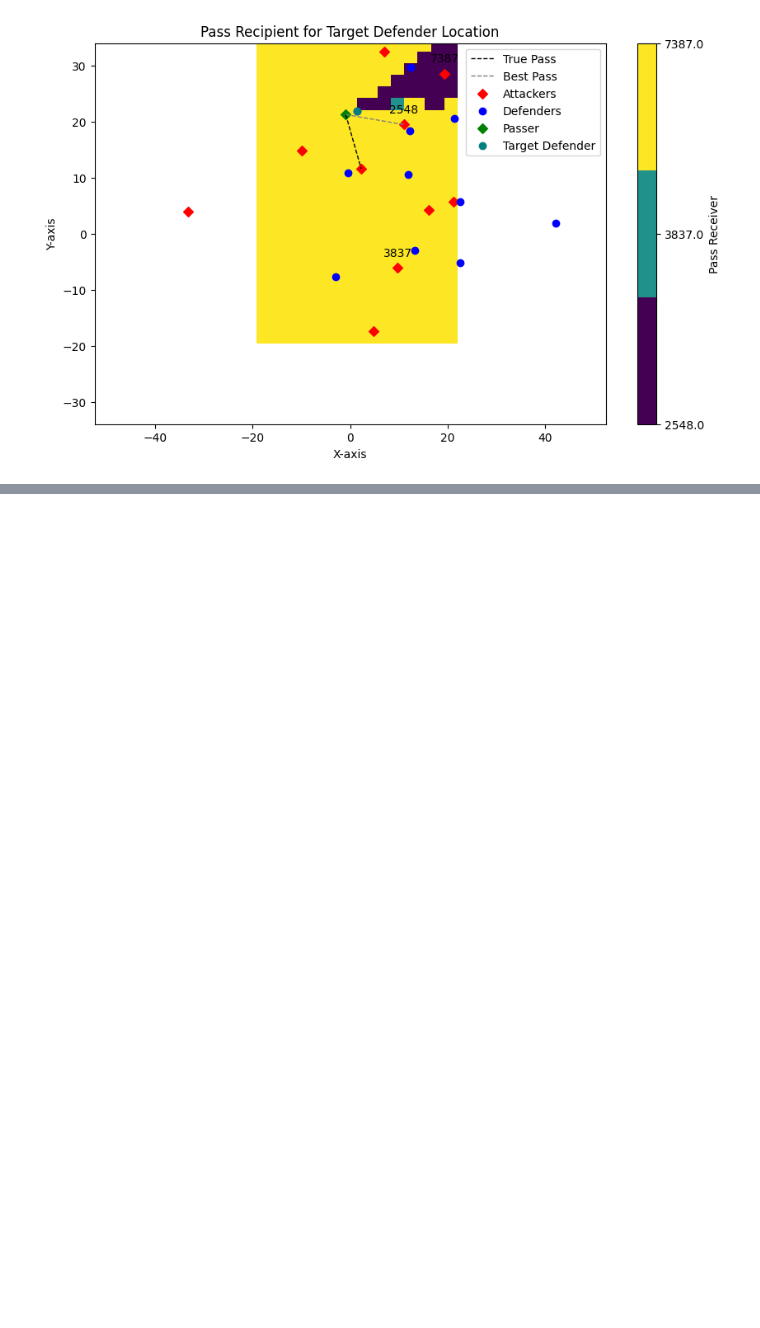
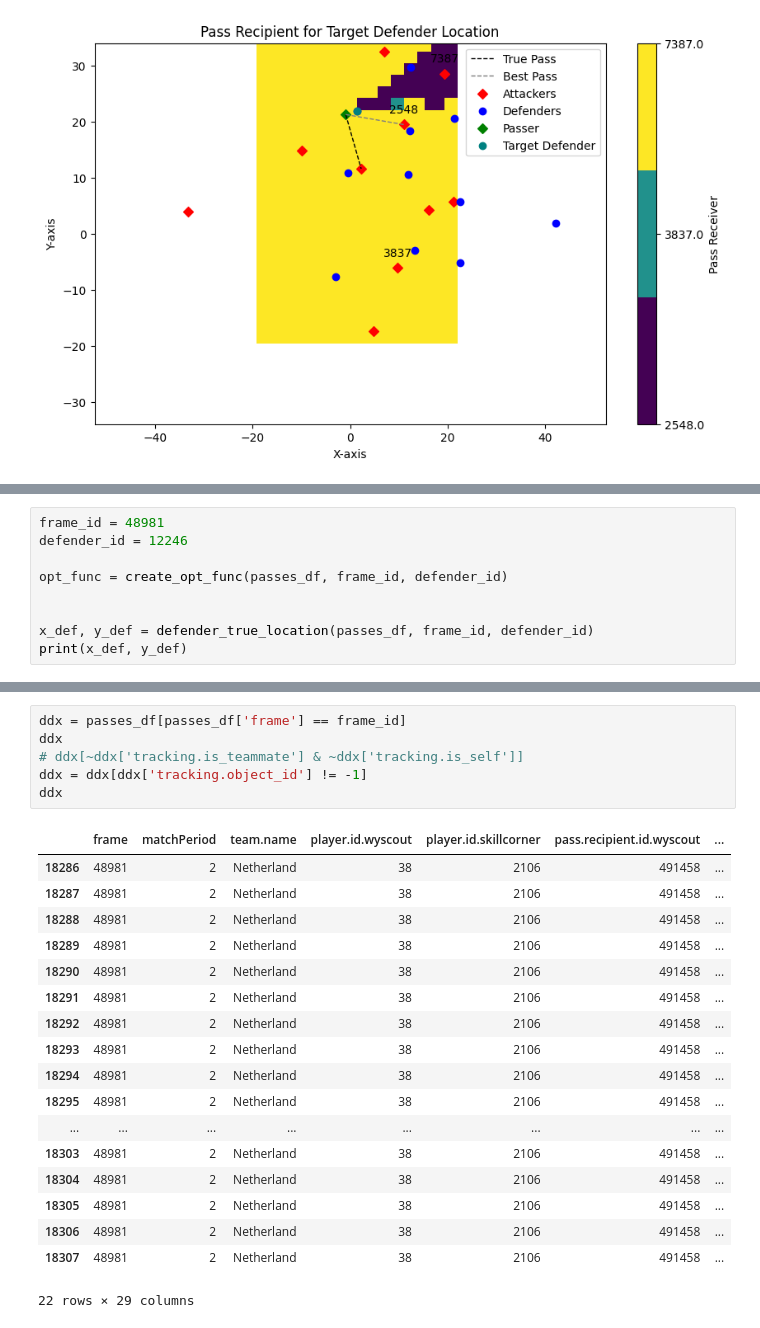
Before and after one commit to ariskoutris/defensive-passing-networks, a Jupyter notebook: src/notebooks/opt_function.ipynb, the cells around one changed output, grey strips where cells are left out. Cells and saved outputs as stored; diff of their text form; blank space fills up the shorter version.

```diff
--- a/src/notebooks/opt_function.ipynb
+++ b/src/notebooks/opt_function.ipynb
@@ -514,0 +519,9 @@ plt.show()
+# %%
+frame_id = 48981
+defender_id = 12246
+
+opt_func = create_opt_func(passes_df, frame_id, defender_id)
+
+
+x_def, y_def = defender_true_location(passes_df, frame_id, defender_id)
+print(x_def, y_def)
@@ -514,0 +544,25 @@ plt.show()
+# %%
+ddx = passes_df[passes_df['frame'] == frame_id]
+ddx
+# ddx[~ddx['tracking.is_teammate'] & ~ddx['tracking.is_self']]
+ddx = ddx[ddx['tracking.object_id'] != -1]
+ddx
+# %% [output]
+|  | frame | matchPeriod | team.name | player.id.wyscout | player.id.skillcorner | pass.recipient.id.wyscout | ... |
+| 18286 | 48981 | 2 | Netherland | 38 | 2106 | 491458 | ... |
+| 18287 | 48981 | 2 | Netherland | 38 | 2106 | 491458 | ... |
+| 18288 | 48981 | 2 | Netherland | 38 | 2106 | 491458 | ... |
+| 18289 | 48981 | 2 | Netherland | 38 | 2106 | 491458 | ... |
+| 18290 | 48981 | 2 | Netherland | 38 | 2106 | 491458 | ... |
+| 18291 | 48981 | 2 | Netherland | 38 | 2106 | 491458 | ... |
+| 18292 | 48981 | 2 | Netherland | 38 | 2106 | 491458 | ... |
+| 18293 | 48981 | 2 | Netherland | 38 | 2106 | 491458 | ... |
+| 18294 | 48981 | 2 | Netherland | 38 | 2106 | 491458 | ... |
+| 18295 | 48981 | 2 | Netherland | 38 | 2106 | 491458 | ... |
+| ... | ... | ... | ... | ... | ... | ... | ... |
+| 18303 | 48981 | 2 | Netherland | 38 | 2106 | 491458 | ... |
+| 18304 | 48981 | 2 | Netherland | 38 | 2106 | 491458 | ... |
+| 18305 | 48981 | 2 | Netherland | 38 | 2106 | 491458 | ... |
+| 18306 | 48981 | 2 | Netherland | 38 | 2106 | 491458 | ... |
+| 18307 | 48981 | 2 | Netherland | 38 | 2106 | 491458 | ... |
+22 rows × 29 columns
```
Also changed, not shown: parts of 81 cells of this notebook, 6 other files.
